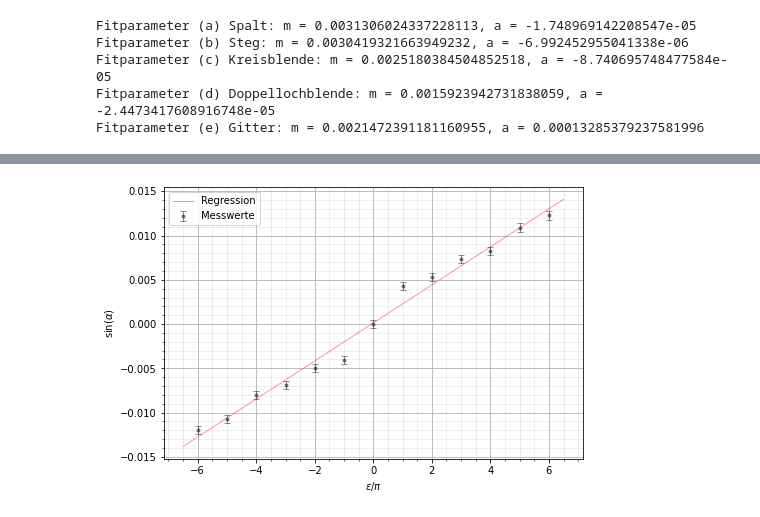
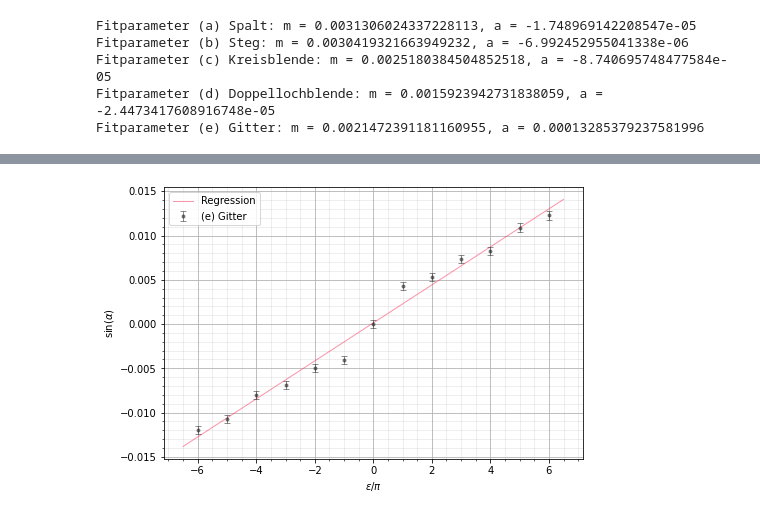
Before and after one commit to CVC97/ExPhy-III-Praktikum, a Jupyter notebook: 24_BILSL/24_BILSL.ipynb, the cells around one changed output, grey strips where cells are left out. Cells and saved outputs as stored; diff of their text form; code cells hidden in the pictures.

```diff
--- a/24_BILSL/24_BILSL.ipynb
+++ b/24_BILSL/24_BILSL.ipynb
@@ -570,20 +570,20 @@ plt.show()
 # %%
 # (e) Gitter
 
 fig, ax = plt.subplots(figsize=(7.5,5))
-ax.set_xlabel(r'$\epsilon/\pi$')
+ax.set_xlabel(r'$\varepsilon/\pi$')
 ax.set_ylabel(r'sin($\alpha$)')
 ax.grid()
 ax.grid(which='minor', color = '#999999', alpha = 0.2, linestyle = '-')
 ax.minorticks_on()
 
 ax.plot(e_gitter_x, lin_reg(e_gitter_x, *popt_e_gitter), color = 'xkcd:red pink', alpha = 0.5, linewidth = 1, label = 'Regression')
-ax.errorbar(e_gitter_eps_pi_array, e_gitter_y, yerr = e_gitter_y_err, fmt = '.', color = '#212121', alpha = 0.5, linewidth = 1, ecolor = '#212121', capsize = 3, label = 'Messwerte')
+ax.errorbar(e_gitter_eps_pi_array, e_gitter_y, yerr = e_gitter_y_err, fmt = '.', color = '#212121', alpha = 0.5, linewidth = 1, ecolor = '#212121', capsize = 3, label = '(e) Gitter')
 
 ax.legend()
 ax.legend(loc = "upper left")
 
-plt.savefig('./V24_e_gitter.pgf', facecolor = 'white', bbox_inches='tight')
+plt.savefig('./V24_e_Gitter.pgf', facecolor = 'white', bbox_inches='tight')
 plt.show()
 # %% [output]
-[figure, old version]
+[figure, new version]
```
Also changed, not shown: parts of 6 cells of this notebook.
